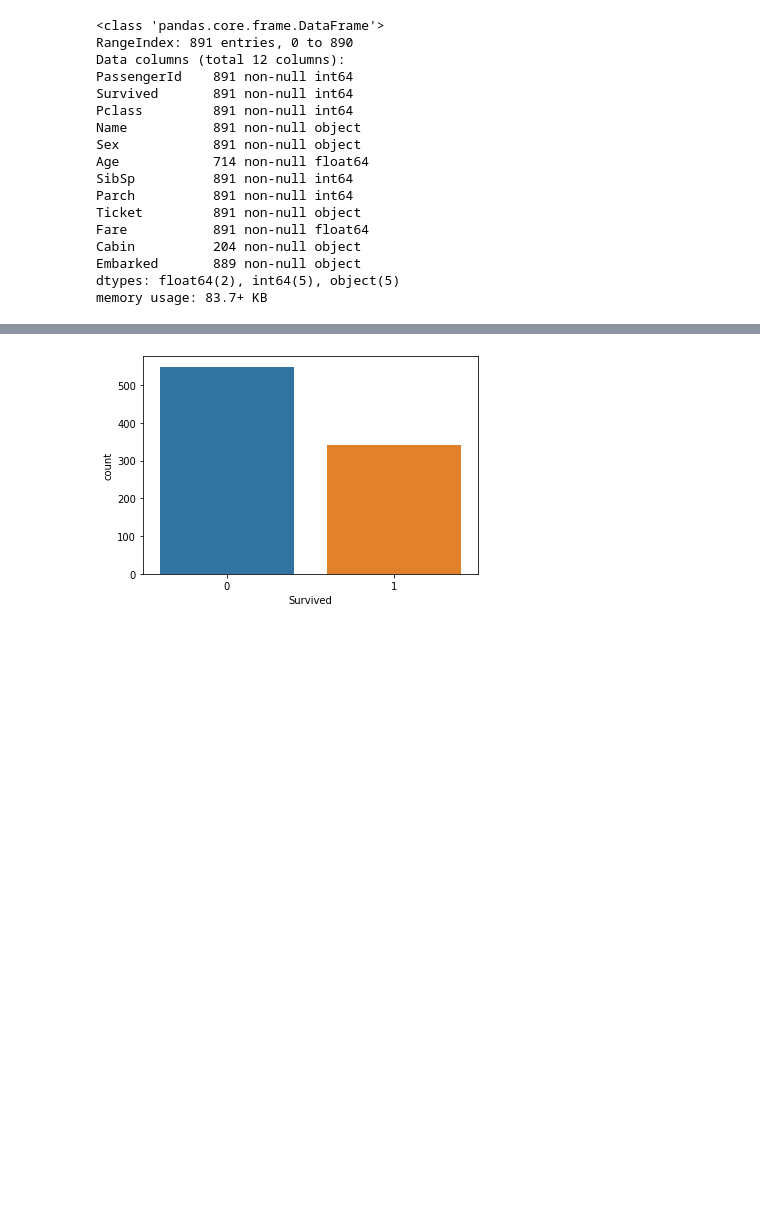
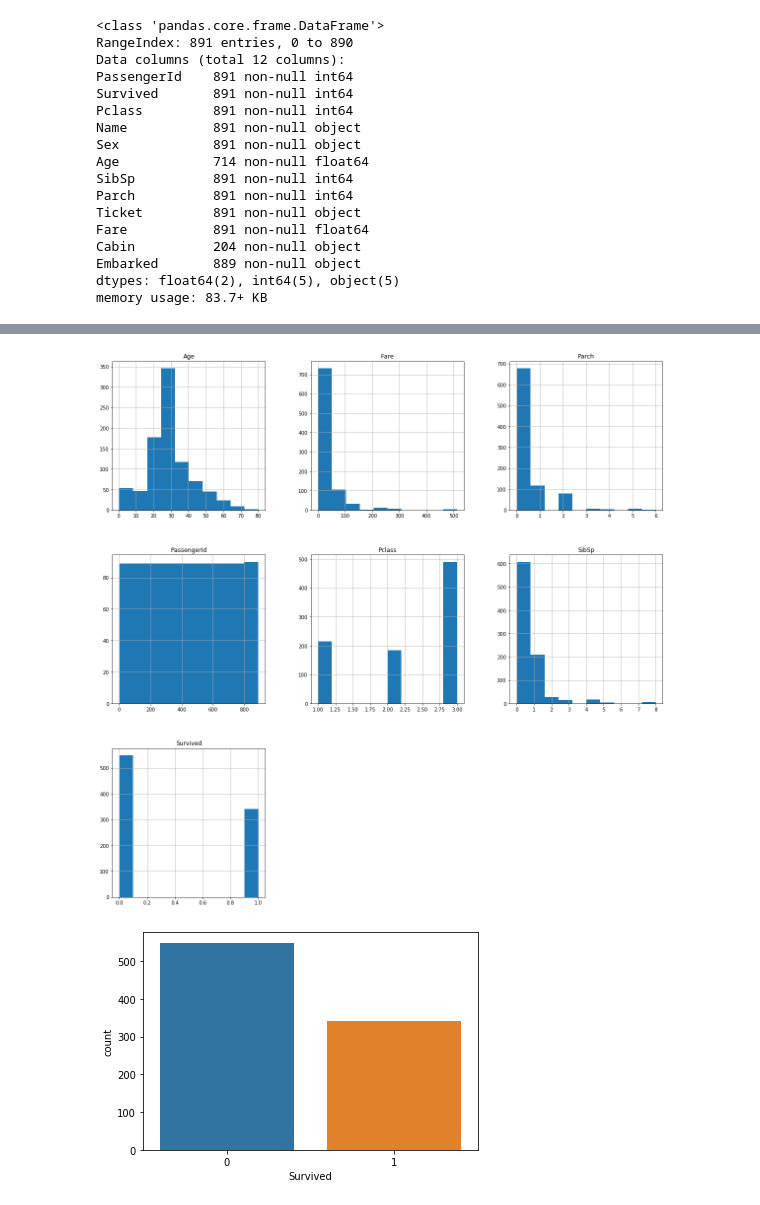
Before and after one commit to freicher/Kaggle_Titanic, a Jupyter notebook: Titanic_Fabian.ipynb, the cells around one changed output, grey strips where cells are left out. Drawn from its saved outputs; the diff is of its cells as text; code cells hidden in the pictures; blank space fills up the shorter version.

```diff
--- a/Titanic_Fabian.ipynb
+++ b/Titanic_Fabian.ipynb
@@ -67,3 +66,6 @@ Cabin          204 non-null object
 Embarked       889 non-null object
 dtypes: float64(2), int64(5), object(5)
 memory usage: 83.7+ KB
+# %%
+df = df.fillna(df.mean())
+df['Embarked'] = df['Embarked'].astype(str)
@@ -70,3 +92,8 @@ memory usage: 83.7+ KB
+# %%
+#Anzeigen der Histograme aller Features
+plot = df.hist(figsize = (20,20))
+# %% [output]
+[figure, added]
 # %%
 sns.countplot(data=df, x=df["Survived"]);
 # %% [output]
```
Also changed, not shown: parts of 23 cells of this notebook.
